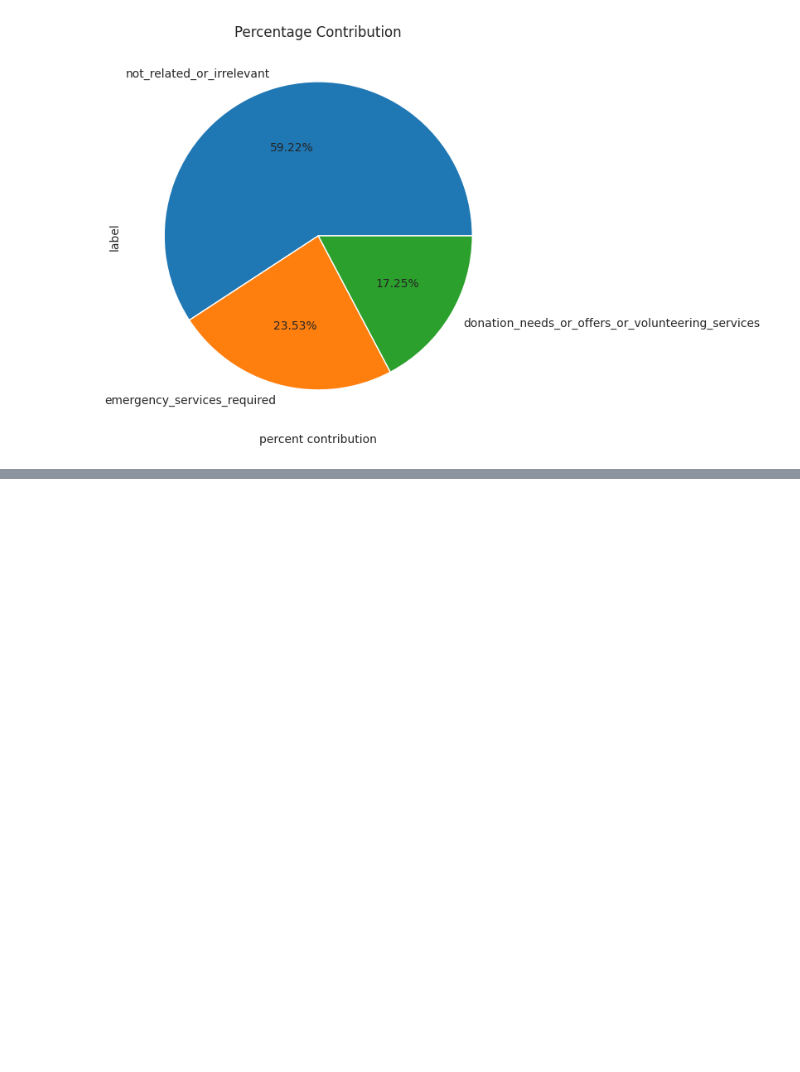
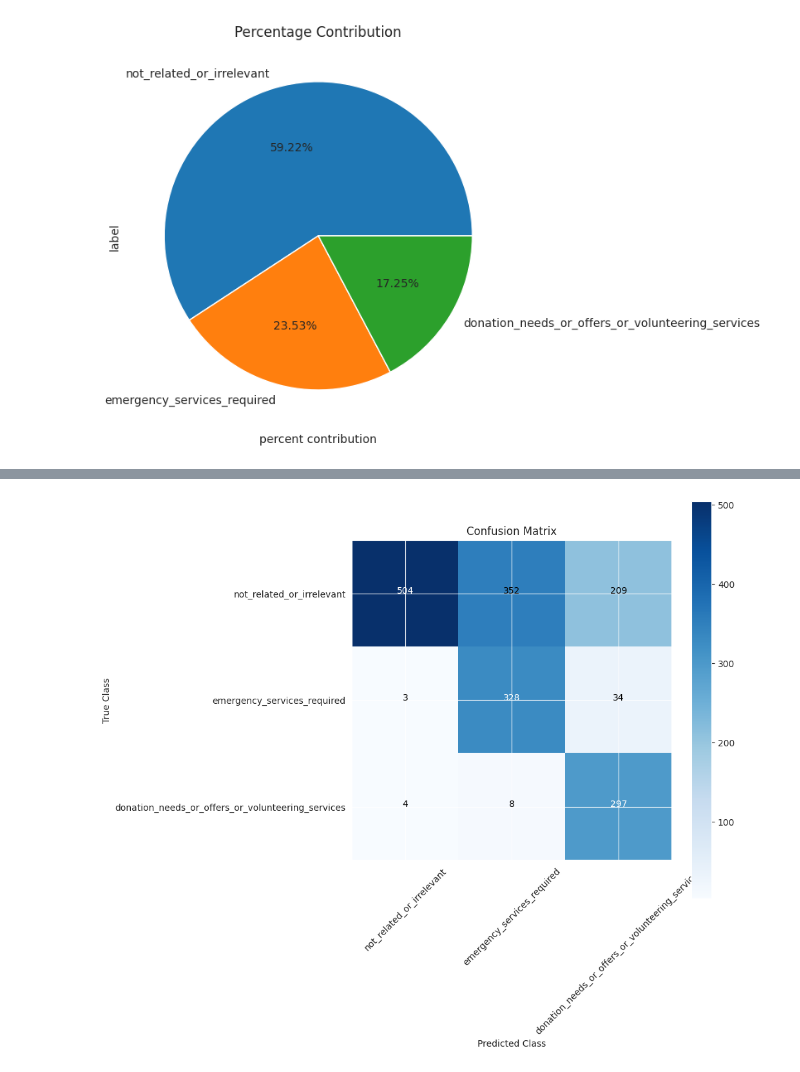
Before and after one commit to dhruvphansalkar/CrisisNLPClassification, a Jupyter notebook: Reduced_Bert.ipynb, the cells around one changed output, grey strips where cells are left out. Cells and saved outputs as stored; diff of their text form; code cells hidden in the pictures; blank space fills up the shorter version.

```diff
--- a/Reduced_Bert.ipynb
+++ b/Reduced_Bert.ipynb
@@ -254,0 +263,9 @@ plt.show()
+# %%
+precision, recall, f1, support = precision_recall_fscore_support(test_labels, predicted_class_indices)
+
+# Print the results
+for i in range(len(class_names)):
+    print(f"Class {i}:")
+    print(f"Precision: {precision[i]}")
+    print(f"Recall: {recall[i]}")
+    print(f"F1 Score: {f1[i]}")
@@ -259,0 +294,59 @@ print(accuracy)
+# %%
+# Get predictions on the test dataset
+# test_predictions = trainer.predict(eval_d)
+# test_logits = test_predictions.predictions
+# test_labels = eval_d["label"]
+# predicted_class_indices = np.argmax(test_logits, axis=-1)
+
+
+from transformers import AutoModelForSequenceClassification
+from transformers import Trainer, TrainingArguments
+import numpy as np
+import matplotlib.pyplot as plt
+from sklearn.metrics import confusion_matrix
+
+# Define thresholds for each class
+thresholds = [0.5, 0.5, 0.5]
+
+# Get predictions on the test dataset
+#test_predictions = trainer.predict(eval_d)
+test_logits = test_predictions.predictions
+test_probs = np.exp(test_logits) # convert logits to probabilities
+
+print(test_logits)
+print('---------------------------------------------------------')
+print(test_probs)
+print('---------------------------------------------------------')
+# Apply thresholds to predictions
+test_preds_thresh = np.zeros_like(predicted_class_indices)
+for i in range(test_probs.shape[0]):
+    for j in range(test_probs.shape[1]):
+        if test_probs[i,j] >= thresholds[j]:
+            test_preds_thresh[i] = j
+print(test_preds_thresh)
+# test_preds_thresh = np.argmax(test_preds_thresh, axis=-1)
+# print(test_preds_thresh)
+#test_labels = test_predictions.label_ids
+
+# Compute confusion matrix
+confusion_mat = confusion_matrix(test_labels, test_preds_thresh)
+
+# Visualize confusion matrix with numbers
+class_names = ['not_related_or_irrelevant', 'emergency_services_required', 'donation_needs_or_offers_or_volunteering_services']
+plt.figure(figsize=(8, 8))
+plt.imshow(confusion_mat, interpolation='nearest', cmap=plt.cm.Blues)
+
+# Add numbers to the confusion matrix
+for i in range(confusion_mat.shape[0]):
+    for j in range(confusion_mat.shape[1]):
+        plt.text(j, i, str(confusion_mat[i, j]), horizontalalignment="center", color="white" if i == j else "black")
+
+plt.colorbar()
+tick_marks = np.arange(len(class_names))
+plt.xticks(tick_marks, class_names, rotation=45)
+plt.yticks(tick_marks, class_names)
+plt.xlabel('Predicted Class')
+plt.ylabel('True Class')
+plt.title('Confusion Matrix')
+plt.show()
+# %% [output]
@@ -259,0 +370 @@ print(accuracy)
+[figure, added]
```
Also changed, not shown: parts of 20 cells of this notebook.
